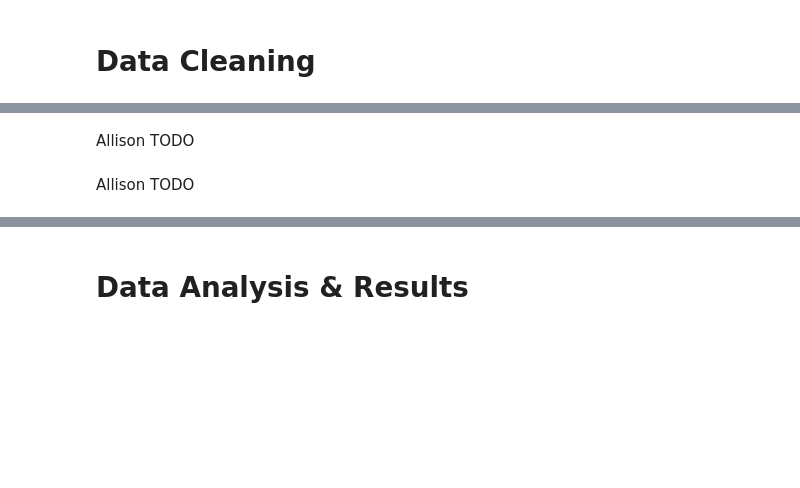
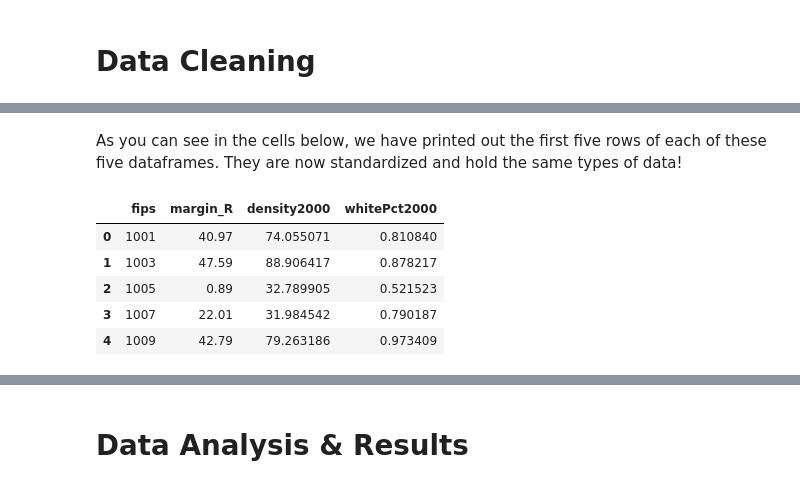
Before and after one commit to GiacomoPuccini/COGS108_Repo, a Jupyter notebook: FinalProject.ipynb, the cells around one changed output, grey strips where cells are left out. Saved outputs shown, nothing was run; the diff lists cells and outputs as text; code cells hidden in the pictures; blank space fills up the shorter version.

Commit message:
added mardown cells in cleaning, printed heads of data

```diff
--- a/FinalProject.ipynb
+++ b/FinalProject.ipynb
@@ -270,17 +265,24 @@ Allison TODO
 #Create dataframe for 2008 results
 data2008 = results04_12.loc[results04_12['year'] == 2008]
 data2008 = data2008[['fips', 'margin_R']].merge(demog2000[['density2008','whitePct2008','fips']], on='fips')
-# %% [markdown]
-Allison TODO
 # %%
 #Create dataframe for 2012 results
 data2012 = results04_12.loc[results04_12['year'] == 2012]
 data2012 = data2012[['fips', 'margin_R']].merge(demog2010[['density2012','whitePct2012','fips']], on='fips')
-# %% [markdown]
-Allison TODO
 # %%
 #Create dataframe for 2016 results
 results2016['2016margin_R'] = (results2016['per_gop'] - results2016['per_dem'])*100
 results2016.drop(results2016.columns[[0, 1]], axis=1, inplace=True)
 data2016 = results2016.merge(demog2010[['density2016','whitePct2016','fips']], on='fips')
 data2016 = data2016.iloc[28:]
+# %% [markdown]
+As you can see in the cells below, we have printed out the first five rows of each of these five dataframes. They are now standardized and hold the same types of data!
+# %%
+data2000.head()
+# %% [output]
+|  | fips | margin_R | density2000 | whitePct2000 |
+| 0 | 1001 | 40.97 | 74.055071 | 0.810840 |
+| 1 | 1003 | 47.59 | 88.906417 | 0.878217 |
+| 2 | 1005 | 0.89 | 32.789905 | 0.521523 |
+| 3 | 1007 | 22.01 | 31.984542 | 0.790187 |
+| 4 | 1009 | 42.79 | 79.263186 | 0.973409 |
```
Also changed, not shown: parts of 27 cells of this notebook.
